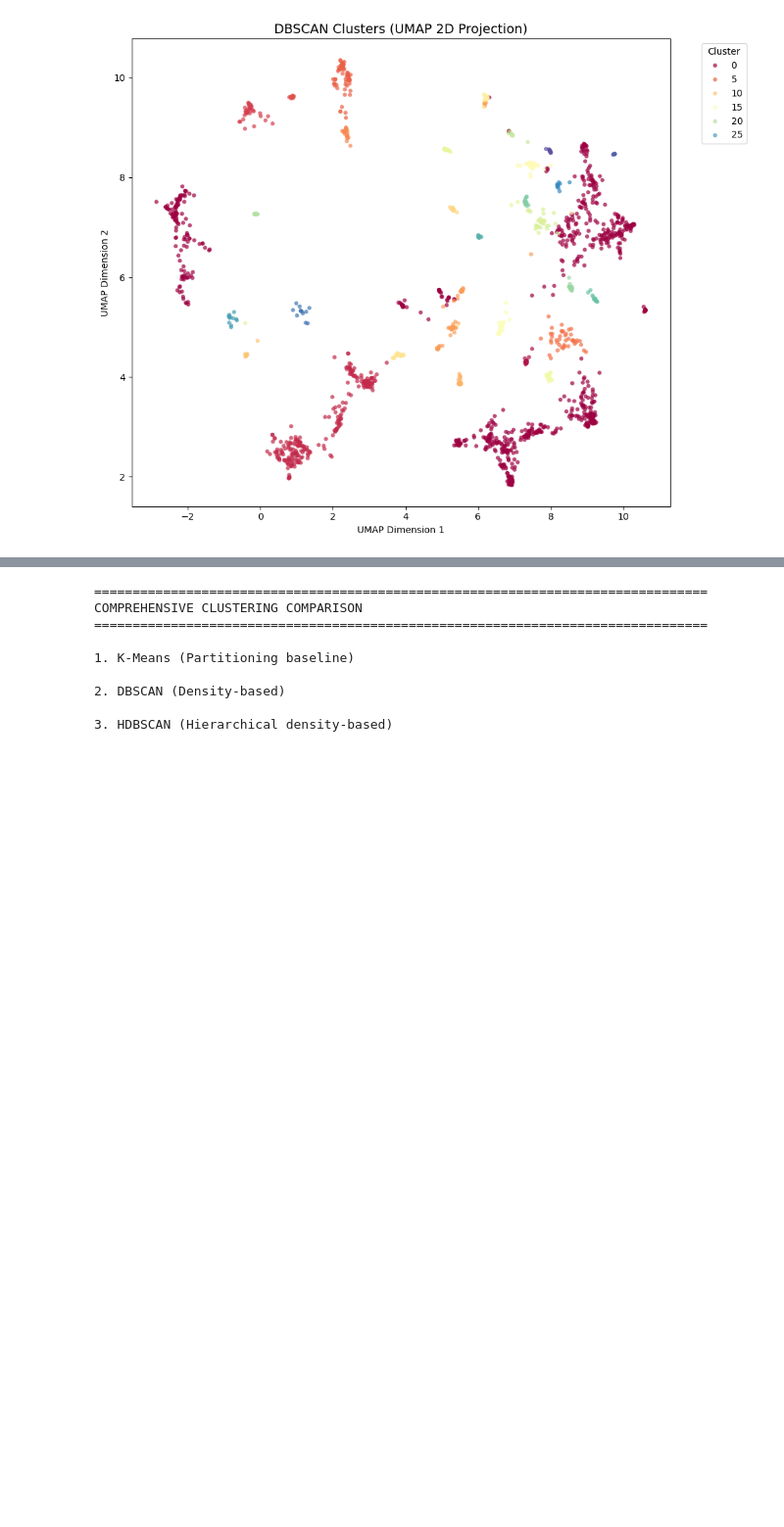
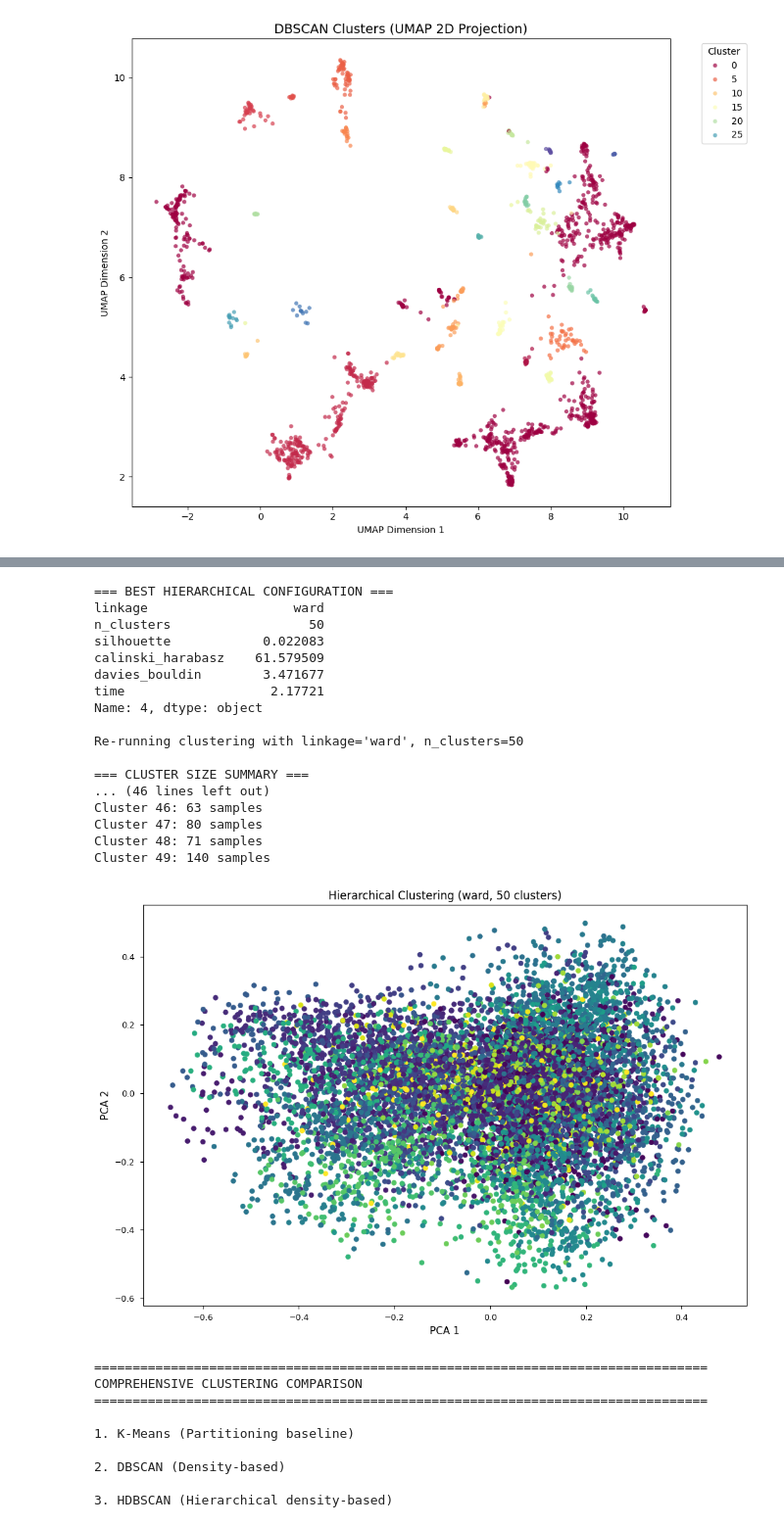
Before and after one commit to Thomas-aub/Food_Mining, a Jupyter notebook: afterllm/ReducedDimension_DBSCAN_VS_HDBSCAN.ipynb, the cells around one changed output, grey strips where cells are left out. Shown at 98% size. Saved outputs shown, nothing was run; the diff lists cells and outputs as text; code cells hidden in the pictures; blank space fills up the shorter version.

Commit message:
Hier maps

```diff
--- a/afterllm/ReducedDimension_DBSCAN_VS_HDBSCAN.ipynb
+++ b/afterllm/ReducedDimension_DBSCAN_VS_HDBSCAN.ipynb
@@ -552,3 +552,69 @@ Testing ward linkage with 40 clusters
+# %%
+# === Inspect and visualize the best hierarchical clustering ===
+
+# 1. Show details of best_hier
+print("\n=== BEST HIERARCHICAL CONFIGURATION ===")
+print(best_hier)
+
+best_linkage = best_hier['linkage']
+best_n_clusters = int(best_hier['n_clusters'])
+print(f"\nRe-running clustering with linkage='{best_linkage}', n_clusters={best_n_clusters}")
+
+# 2. Fit clustering again with best parameters
+agg_best = AgglomerativeClustering(
+    n_clusters=best_n_clusters,
+    linkage=best_linkage,
+    metric='euclidean'
+)
+best_labels = agg_best.fit_predict(X_reduced_hdb)
+
+# 3. Explore cluster composition
+print("\n=== CLUSTER SIZE SUMMARY ===")
+unique, counts = np.unique(best_labels, return_counts=True)
+for u, c in zip(unique, counts):
+    print(f"Cluster {u}: {c} samples")
+
+# 4. Visualize clusters in 2D using PCA
+from sklearn.decomposition import PCA
+import matplotlib.pyplot as plt
+
+pca = PCA(n_components=2)
+X_2D = pca.fit_transform(X_reduced_hdb)
+
+plt.figure(figsize=(10, 7))
+plt.scatter(X_2D[:, 0], X_2D[:, 1], c=best_labels, s=30)
+plt.title(f"Hierarchical Clustering ({best_linkage}, {best_n_clusters} clusters)")
+plt.xlabel("PCA 1")
+plt.ylabel("PCA 2")
+plt.tight_layout()
+plt.show()
+
+# # 5. (Optional) Save cluster assignments
+# df_clusters = pd.DataFrame({
+#     'sample_index': np.arange(len(best_labels)),
+#     'cluster': best_labels
+# })
+# df_clusters.to_csv('best_hier_clusters.csv', index=False)
+# print("\nCluster assignments saved to 'best_hier_clusters.csv'")
+# %% [output]
+=== BEST HIERARCHICAL CONFIGURATION ===
+linkage                   ward
+n_clusters                  50
+silhouette            0.022083
+calinski_harabasz    61.579509
+davies_bouldin        3.471677
+time                   2.17721
+Name: 4, dtype: object
+
+Re-running clustering with linkage='ward', n_clusters=50
+
+=== CLUSTER SIZE SUMMARY ===
+... (46 lines left out)
+Cluster 46: 63 samples
+Cluster 47: 80 samples
+Cluster 48: 71 samples
+Cluster 49: 140 samples
+[figure, added]
 # %%
 def comprehensive_clustering_comparison():
     """
```
Also changed, not shown: parts of 1 cell of this notebook, 1 other file.
